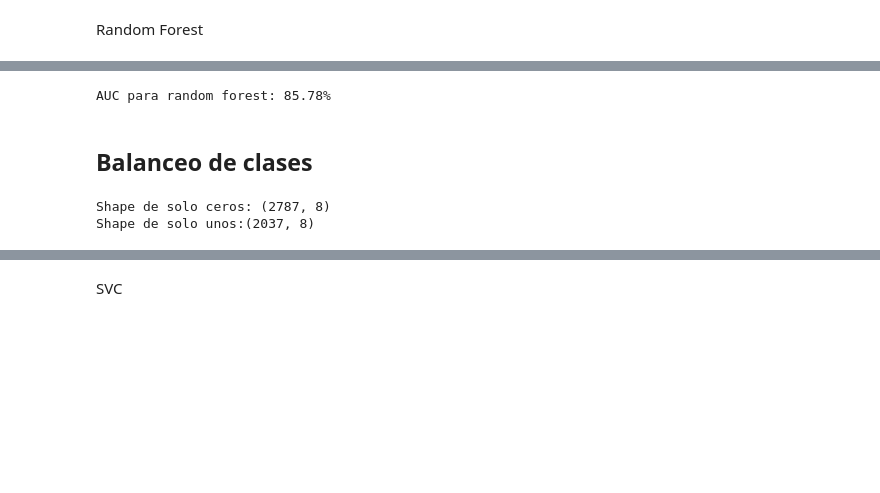
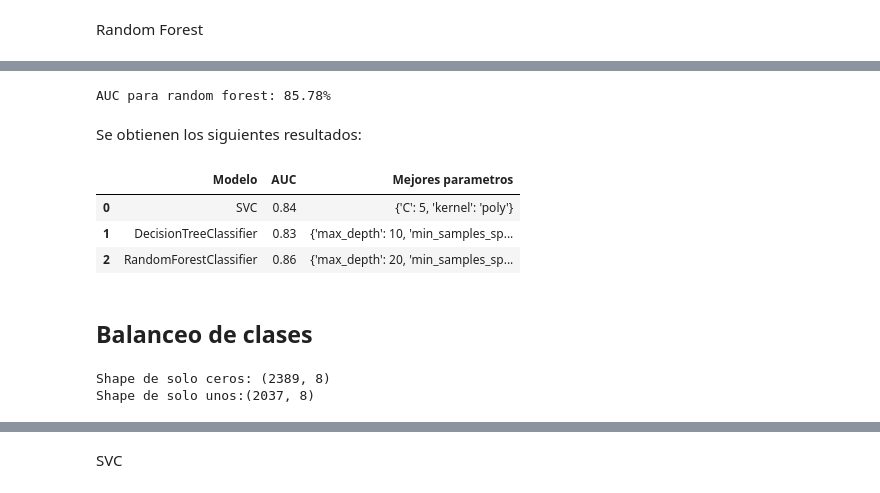
Before and after one commit to jolual2747/bank-customer-churn-prediction, a Jupyter notebook: 02-MODELACION.ipynb, the cells around one changed output, grey strips where cells are left out. Saved outputs shown, nothing was run; the diff lists cells and outputs as text; code cells hidden in the pictures; blank space fills up the shorter version.

```diff
--- a/02-MODELACION.ipynb
+++ b/02-MODELACION.ipynb
@@ -370,0 +352,6 @@ AUC para support vector machine: 85.85%
+# %%
+results_iter4 = pd.DataFrame(columns=['Modelo', 'AUC', 'Mejores parametros'])
+print(f"AUC para support vector machine: {roc_auc_score(y_test, grid.best_estimator_.predict_proba(X_test)[:, 1]):.2%}")
+aux = pd.DataFrame(columns=['Modelo', 'AUC', 'Mejores parametros'], index=[0])
+aux.iloc[-1,:] = grid.best_estimator_.__class__.__name__, round(roc_auc_score(y_test, grid.best_estimator_.predict_proba(X_test)[:, 1]),2), grid.best_params_
+results_iter4 = pd.concat([results_iter4, aux], axis = 0, ignore_index=True)
@@ -388,0 +374,5 @@ AUC para decision tree: 83.40%
+# %%
+print(f"AUC para decision tree: {roc_auc_score(y_test, grid2.best_estimator_.predict_proba(X_test)[:, 1]):.2%}")
+aux = pd.DataFrame(columns=['Modelo', 'AUC', 'Mejores parametros'], index=[0])
+aux.iloc[-1,:] = grid2.best_estimator_.__class__.__name__, round(roc_auc_score(y_test, grid2.best_estimator_.predict_proba(X_test)[:, 1]),2), grid2.best_params_
+results_iter4 = pd.concat([results_iter4, aux], axis = 0, ignore_index=True)
@@ -403,16 +395,28 @@ pd.DataFrame(grid3.cv_results_).sort_values(by='rank_test_score', ascending=True
-# %%
-print(f"AUC para random forest: {roc_auc_score(y_test, grid3.best_estimator_.predict_proba(X_test)[:, 1]):.2%}")
-# %% [output]
-AUC para random forest: 85.78%
+# %%
+print(f"AUC para random forest: {roc_auc_score(y_test, grid3.best_estimator_.predict_proba(X_test)[:, 1]):.2%}")
+aux = pd.DataFrame(columns=['Modelo', 'AUC', 'Mejores parametros'], index=[0])
+aux.iloc[-1,:] = grid3.best_estimator_.__class__.__name__, round(roc_auc_score(y_test, grid3.best_estimator_.predict_proba(X_test)[:, 1]),2), grid3.best_params_
+results_iter4 = pd.concat([results_iter4, aux], axis = 0, ignore_index=True)
+# %% [output]
+AUC para random forest: 85.78%
+# %% [markdown]
+Se obtienen los siguientes resultados:
+# %%
+results_iter4
+# %% [output]
+|  | Modelo | AUC | Mejores parametros |
+| 0 | SVC | 0.84 | {'C': 5, 'kernel': 'poly'} |
+| 1 | DecisionTreeClassifier | 0.83 | {'max_depth': 10, 'min_samples_sp... |
+| 2 | RandomForestClassifier | 0.86 | {'max_depth': 20, 'min_samples_sp... |
 # %% [markdown]
 ## Balanceo de clases
 # %%
-zeros = new_df[new_df['Exited']==0].sample(frac= 0.35)
+zeros = new_df[new_df['Exited']==0].sample(frac= 0.30)
 ones = new_df[new_df['Exited']==1]
 print(f"Shape de solo ceros: {zeros.shape}")
 print(f"Shape de solo unos:{ones.shape}")
 # %% [output]
-Shape de solo ceros: (2787, 8)
+Shape de solo ceros: (2389, 8)
 Shape de solo unos:(2037, 8)
 # %%
 new_df2 = pd.concat([zeros, ones], axis = 0)
```
Also changed, not shown: parts of 42 cells of this notebook, 2 other files.
